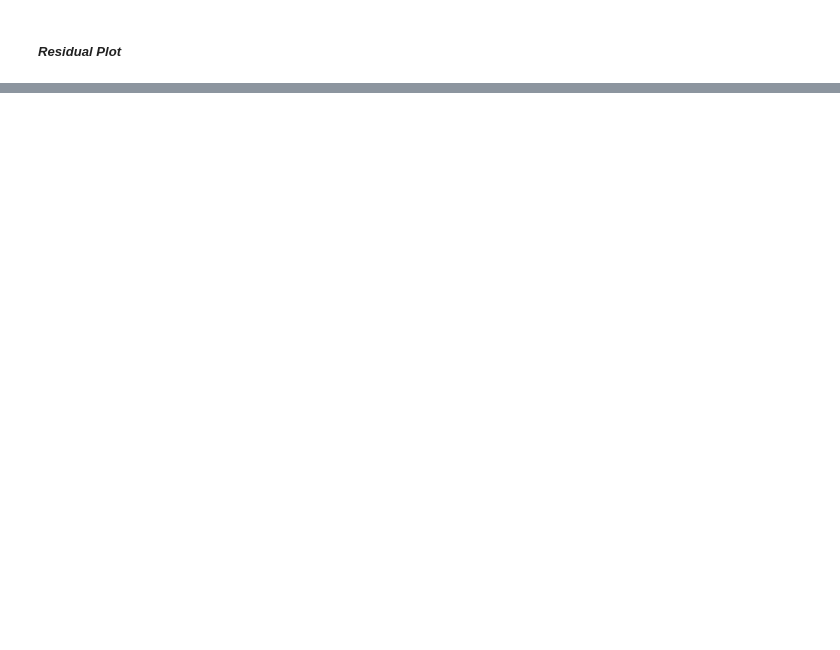
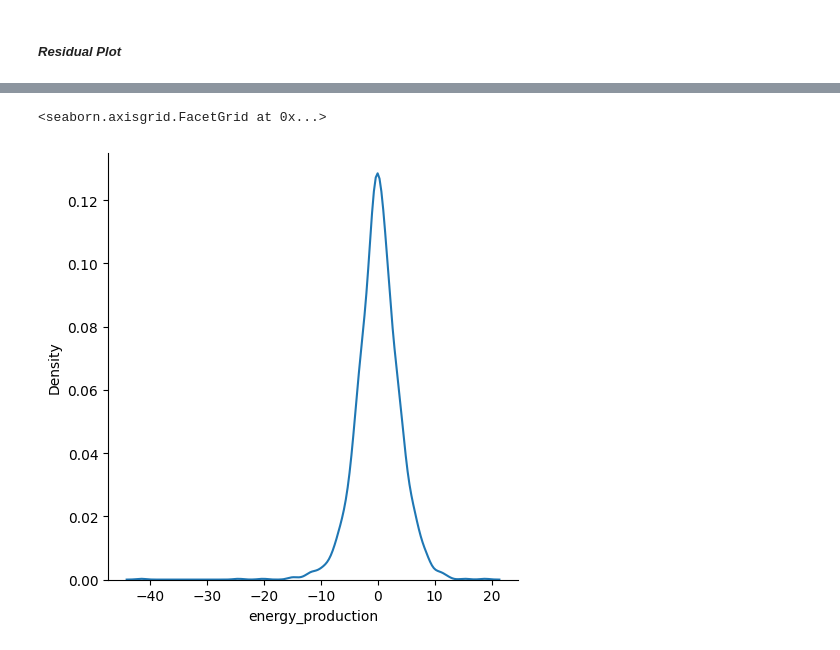
Before and after one commit to omkarfand77/Power_Plant_Turbine_Energy_Prediction, a Jupyter notebook: main.ipynb, the cells around one changed output, grey strips where cells are left out. Saved outputs shown, nothing was run; the diff lists cells and outputs as text; code cells hidden in the pictures; blank space fills up the shorter version.

```diff
--- a/main.ipynb
+++ b/main.ipynb
@@ -220,0 +286,14 @@ plt.stem(np.arange(len(y_test)),np.round(residuals,3))
+# %%
+from sklearn.ensemble import RandomForestRegressor
+ran_rgr=RandomForestRegressor()
+ran_rgr_model=ran_rgr.fit(X_train_pca, y_train)
+# Predictions on the test set
+y_pred = ran_rgr.predict(X_test_pca)
+
+# Evaluate the model
+mse = mean_squared_error(y_test, y_pred)
+rmse = mean_squared_error(y_true=y_test,y_pred=y_pred,squared=False)
+mae = mean_absolute_error(y_true=y_test,y_pred=y_pred)
+print("Mean Absolute Eroor:",mae)
+print("Root Mean Square Error:",rmse)
+print(f"Mean Squared Error: {mse}")
@@ -220,0 +311,5 @@ plt.stem(np.arange(len(y_test)),np.round(residuals,3))
+# %%
+plt.scatter(y_test,y_pred)
+residuals=y_test-y_pred
+
+print(residuals)
@@ -220,0 +330,5 @@ plt.stem(np.arange(len(y_test)),np.round(residuals,3))
+# %%
+sns.displot(residuals,kind='kde')
+# %% [output]
+<seaborn.axisgrid.FacetGrid at 0x...>
+[figure, added]
```
Also changed, not shown: parts of 34 cells of this notebook, 3 other files.
